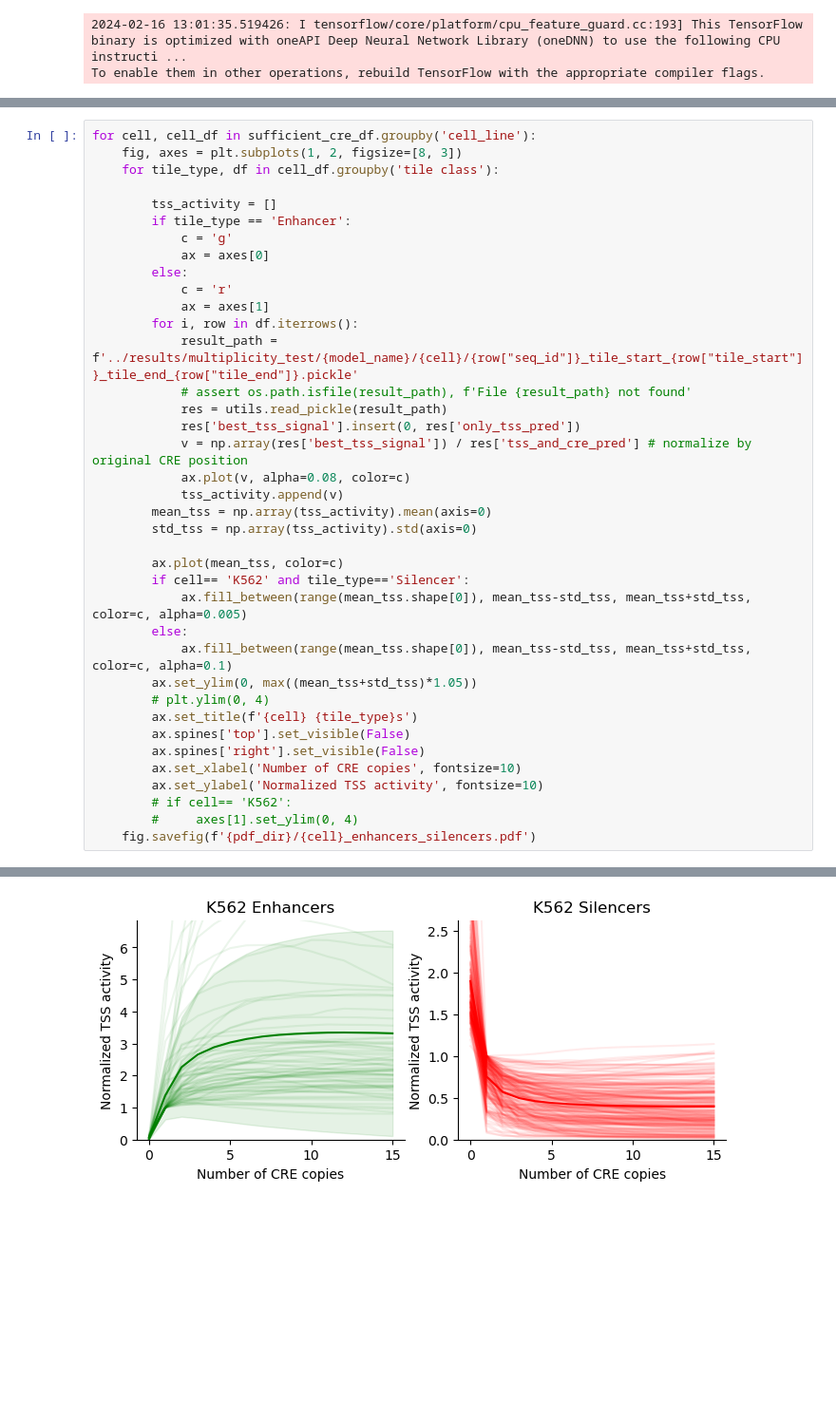
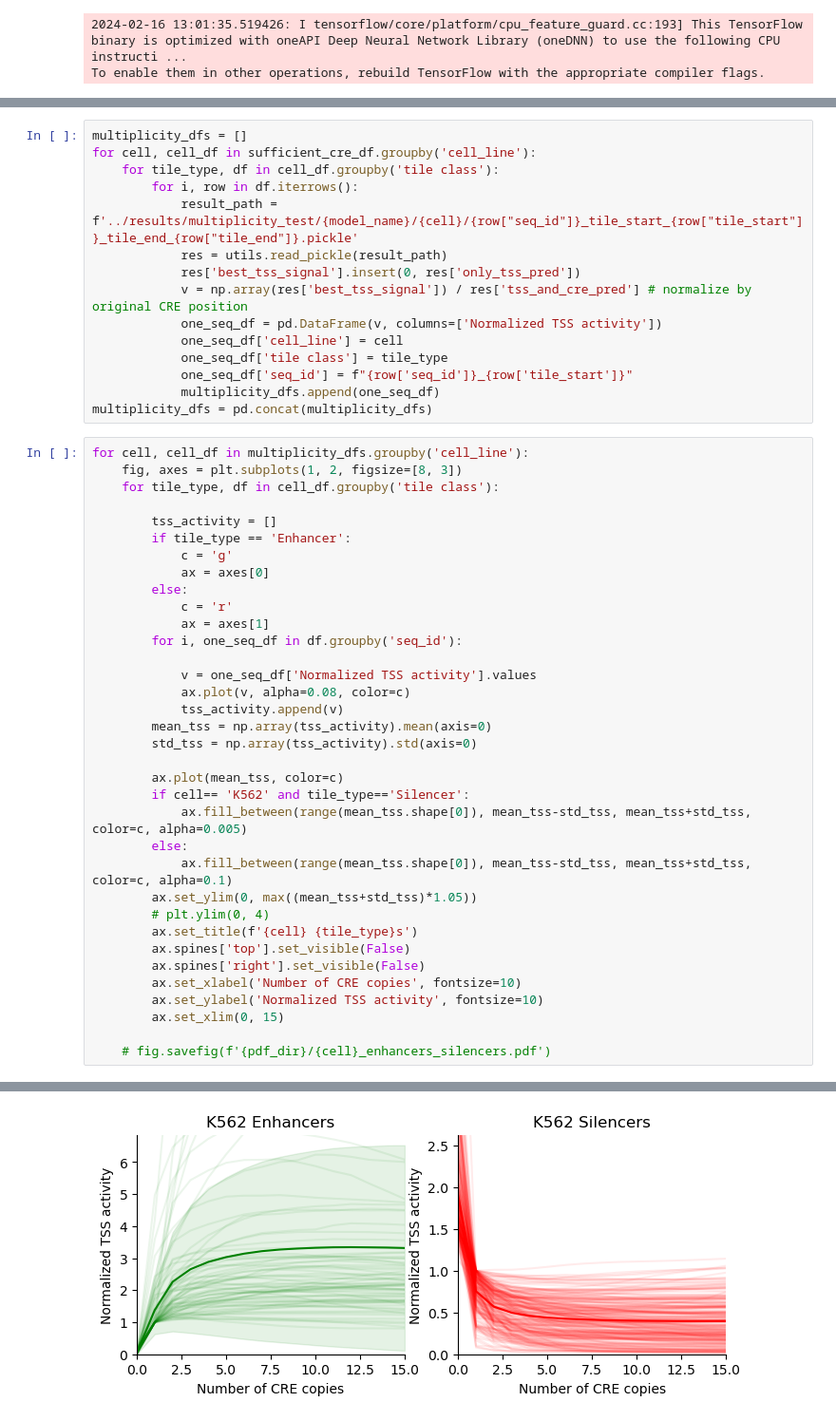
Before and after one commit to p-koo/creme-nn, a Jupyter notebook: figures/multiplicity.ipynb, the cells around one changed output, grey strips where cells are left out. Shown at 95% size. Saved outputs shown, nothing was run; the diff lists cells and outputs as text; blank space fills up the shorter version.

```diff
--- a/figures/multiplicity.ipynb
+++ b/figures/multiplicity.ipynb
@@ -38,5 +28,20 @@ sufficient_cre_df.groupby(['cell_line', 'tile class', 'context']).count()
+# %%
+multiplicity_dfs = []
+for cell, cell_df in sufficient_cre_df.groupby('cell_line'):
+    for tile_type, df in cell_df.groupby('tile class'):
+        for i, row in df.iterrows():
+            result_path = f'../results/multiplicity_test/{model_name}/{cell}/{row["seq_id"]}_tile_start_{row["tile_start"]}_tile_end_{row["tile_end"]}.pickle'
+            res = utils.read_pickle(result_path)
+            res['best_tss_signal'].insert(0, res['only_tss_pred'])
+            v = np.array(res['best_tss_signal']) / res['tss_and_cre_pred'] # normalize by original CRE position
+            one_seq_df = pd.DataFrame(v, columns=['Normalized TSS activity'])
+            one_seq_df['cell_line'] = cell
+            one_seq_df['tile class'] = tile_type
+            one_seq_df['seq_id'] = f"{row['seq_id']}_{row['tile_start']}"
+            multiplicity_dfs.append(one_seq_df)
+multiplicity_dfs = pd.concat(multiplicity_dfs)
 # %%
-for cell, cell_df in sufficient_cre_df.groupby('cell_line'):
+for cell, cell_df in multiplicity_dfs.groupby('cell_line'):
     fig, axes = plt.subplots(1, 2, figsize=[8, 3])
     for tile_type, df in cell_df.groupby('tile class'):
 
@@ -47,12 +52,9 @@ for cell, cell_df in sufficient_cre_df.groupby('cell_line'):
         else:
             c = 'r'
             ax = axes[1]
-        for i, row in df.iterrows():
-            result_path = f'../results/multiplicity_test/{model_name}/{cell}/{row["seq_id"]}_tile_start_{row["tile_start"]}_tile_end_{row["tile_end"]}.pickle'
-            # assert os.path.isfile(result_path), f'File {result_path} not found'
-            res = utils.read_pickle(result_path)
-            res['best_tss_signal'].insert(0, res['only_tss_pred'])
-            v = np.array(res['best_tss_signal']) / res['tss_and_cre_pred'] # normalize by original CRE position
+        for i, one_seq_df in df.groupby('seq_id'):
+
+            v = one_seq_df['Normalized TSS activity'].values
             ax.plot(v, alpha=0.08, color=c)
             tss_activity.append(v)
         mean_tss = np.array(tss_activity).mean(axis=0)
@@ -70,7 +72,7 @@ for cell, cell_df in sufficient_cre_df.groupby('cell_line'):
         ax.spines['right'].set_visible(False)
         ax.set_xlabel('Number of CRE copies', fontsize=10)
         ax.set_ylabel('Normalized TSS activity', fontsize=10)
-        # if cell== 'K562':
-        #     axes[1].set_ylim(0, 4)
-    fig.savefig(f'{pdf_dir}/{cell}_enhancers_silencers.pdf')
+        ax.set_xlim(0, 15)
+
+    # fig.savefig(f'{pdf_dir}/{cell}_enhancers_silencers.pdf')
 # %% [output]
@@ -78 +80 @@ for cell, cell_df in sufficient_cre_df.groupby('cell_line'):
-[figure, old version]
+[figure, new version]
```
Also changed, not shown: parts of 4 cells of this notebook, 4 other files.
